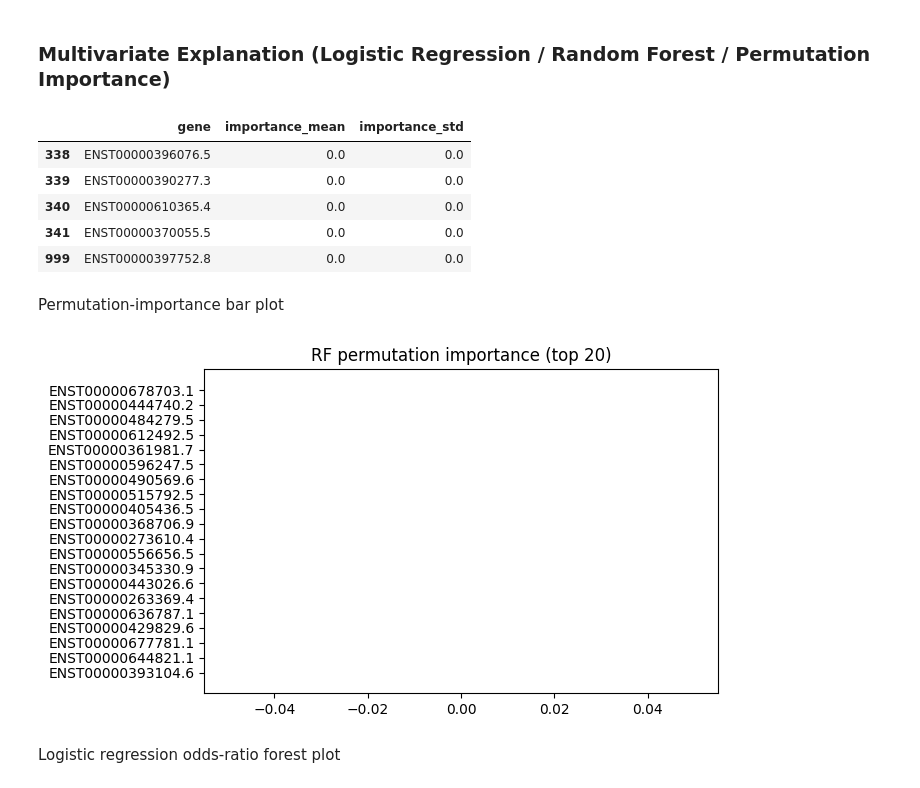
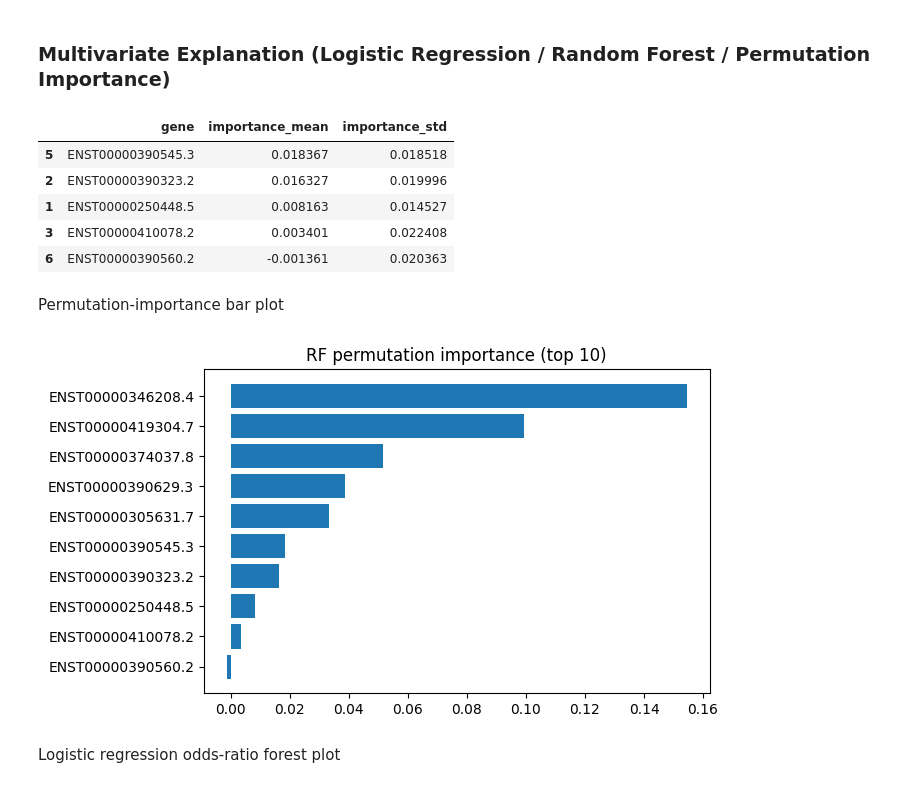
Before and after one commit to veegalinova/assignments-scivis25, a Jupyter notebook: tcga_clustering_assignment.ipynb, the cells around one changed output. Drawn from its saved outputs; the diff is of its cells as text; code cells hidden in the pictures.

```diff
--- a/tcga_clustering_assignment.ipynb
+++ b/tcga_clustering_assignment.ipynb
@@ -29,11 +29,12 @@ Subset selected for the project - **SKCM (skin cutaneous melanoma)**.
 # %%
 import pandas as pd
 import numpy as np
+import matplotlib.pyplot as plt
 
 xl = pd.ExcelFile("./TCGA_all_workbook.xlsx")
 print("Available sheets:", xl.sheet_names)
 
-df = pd.read_excel("./TCGA_all_workbook.xlsx", sheet_name="skcm_tpm_summary_noMSTRG")
+df = pd.read_excel("./TCGA_all_workbook.xlsx", sheet_name="brca_tpm_summary_noMSTRG")
 df.set_index('transcript', inplace=True)
 df.head(5)
 # %% [output]
@@ -122,7 +149,7 @@ from sklearn.metrics import silhouette_score
 
 results = []
 labels_by_k = {}
-for k in range(2, 7):
+for k in range(2, 10):
     km = KMeans(n_clusters=k, random_state=42, n_init="auto")
     y = km.fit_predict(X_pca)
     sil = silhouette_score(X_pca, y)
@@ -133,7 +160,6 @@ for k in range(2, 7):
 res_df = pd.DataFrame(results)
 display(res_df)
 
-# Choose k (e.g., max silhouette with reasonable balance)
 best_k = res_df.sort_values(["silhouette"], ascending=False).iloc[0]["k"]
 print("Chosen k =", int(best_k))
 y_clust = labels_by_k[int(best_k)]
@@ -242,44 +331,46 @@ eff_df.head(10)
 from sklearn.linear_model import LogisticRegression
 from sklearn.ensemble import RandomForestClassifier
 from sklearn.inspection import permutation_importance
+from sklearn.feature_selection import SelectKBest, f_classif
 
-
-# Prepare design matrix: use top genes or PCs (here: top genes)
+selector = SelectKBest(f_classif, k=10)
 X = df_top_genes.T.values
 y = y_clust
+X_reduced = selector.fit_transform(X, y)
+selected_genes = df_top_genes.index[selector.get_support()]
 
-# Logistic Regression (multinomial)
-logreg = LogisticRegression(max_iter=2000, multi_class="multinomial", penalty="l2")
-logreg.fit(X, y)
-coef_df = pd.DataFrame(logreg.coef_, columns=df_top_genes.index)
+logreg = LogisticRegression(max_iter=2000, multi_class="multinomial", penalty="l2", C=0.1)
+logreg.fit(X_reduced, y)
+coef_df = pd.DataFrame(logreg.coef_, columns=selected_genes)
 
-# Random Forest + permutation importance
-rf = RandomForestClassifier(n_estimators=300, random_state=42, n_jobs=-1)
-rf.fit(X, y)
-perm = permutation_importance(rf, X, y, n_repeats=10, random_state=42, n_jobs=-1)
+rf = RandomForestClassifier(n_estimators=300, max_depth=5, min_samples_leaf=5, random_state=42, n_jobs=-1)
+rf.fit(X_reduced, y)
+
+perm = permutation_importance(rf, X_reduced, y, n_repeats=30, random_state=42, n_jobs=-1)
+
 imp_df = pd.DataFrame({
-    "gene": df_top_genes.index,
+    "gene": selected_genes,
     "importance_mean": perm.importances_mean,
     "importance_std": perm.importances_std
 }).sort_values("importance_mean", ascending=False)
 display(imp_df.tail(5))
 # %% [output]
 |  | gene | importance_mean | importance_std |
-| 338 | ENST00000396076.5 | 0.0 | 0.0 |
-| 339 | ENST00000390277.3 | 0.0 | 0.0 |
-| 340 | ENST00000610365.4 | 0.0 | 0.0 |
-| 341 | ENST00000370055.5 | 0.0 | 0.0 |
-| 999 | ENST00000397752.8 | 0.0 | 0.0 |
+| 5 | ENST00000390545.3 | 0.018367 | 0.018518 |
+| 2 | ENST00000390323.2 | 0.016327 | 0.019996 |
+| 1 | ENST00000250448.5 | 0.008163 | 0.014527 |
+| 3 | ENST00000410078.2 | 0.003401 | 0.022408 |
+| 6 | ENST00000390560.2 | -0.001361 | 0.020363 |
 # %% [markdown]
 Permutation-importance bar plot
 # %%
 import matplotlib.pyplot as plt
 
-imp_top = imp_df.head(20)
+imp_top = imp_df.head(10)
 plt.figure(figsize=(7,4))
 plt.barh(imp_top["gene"][::-1], imp_top["importance_mean"][::-1])
-plt.title("RF permutation importance (top 20)"); plt.tight_layout()
+plt.title("RF permutation importance (top 10)"); plt.tight_layout()
 # %% [output]
-[figure, old version]
+[figure, new version]
 # %% [markdown]
 Logistic regression odds-ratio forest plot
```
Also changed, not shown: parts of 20 cells of this notebook, 1 other file.
